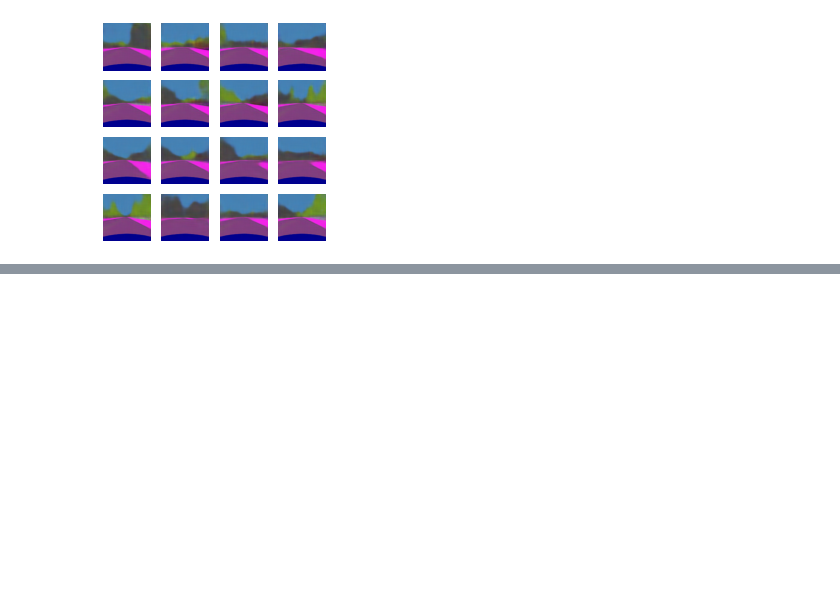
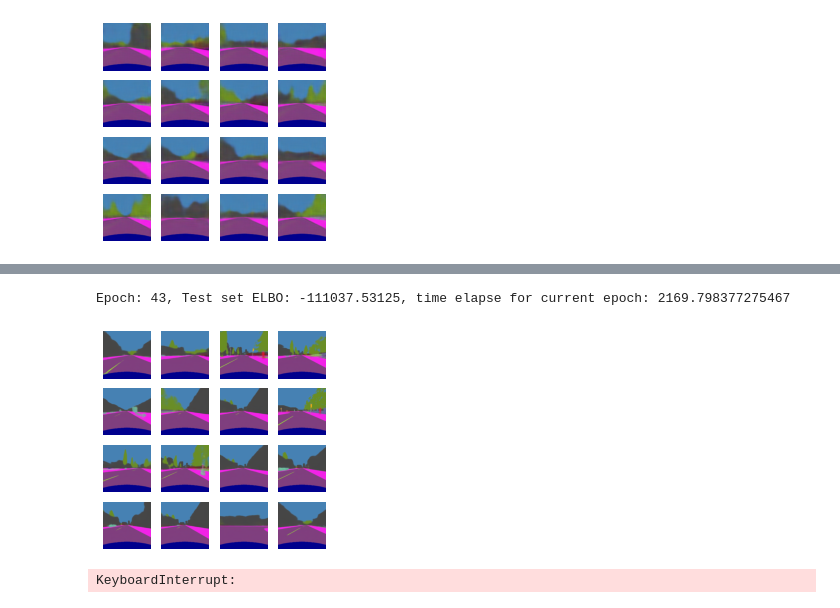
Before and after one commit to AlirezaAK2000/Bsc-Project, a Jupyter notebook: vae.ipynb, the cells around one changed output, grey strips where cells are left out. Saved outputs shown, nothing was run; the diff lists cells and outputs as text; code cells hidden in the pictures; blank space fills up the shorter version.

```diff
--- a/vae.ipynb
+++ b/vae.ipynb
@@ -150,0 +155,7 @@ model.save_weights(f"checkpoints/vae{current_time}/checkpoint")
+# %%
+check_point = '20220820-093736'
+model = LowResolutionVariationalAutoEncoder(latent_dim = latent_dim)
+model.load_weights(f"checkpoints/vae{check_point}/checkpoint")
+epochs = 20
+# %%
+optimizer = tf.keras.optimizers.Adam(0.00025)
@@ -150,0 +178,14 @@ model.save_weights(f"checkpoints/vae{current_time}/checkpoint")
+# %%
+losses = train_model(model,
+                     train_dataset,
+                     test_dataset,
+                     epochs,
+                     optimizer,
+                     test_sample = test_sample,
+                     start_epoch = 42,
+                     check_point= check_point
+                    )
+# %% [output]
+Epoch: 43, Test set ELBO: -111037.53125, time elapse for current epoch: 2169.798377275467
+[figure, added]
+KeyboardInterrupt:
```
Also changed, not shown: parts of 11 cells of this notebook, 6 other files.
